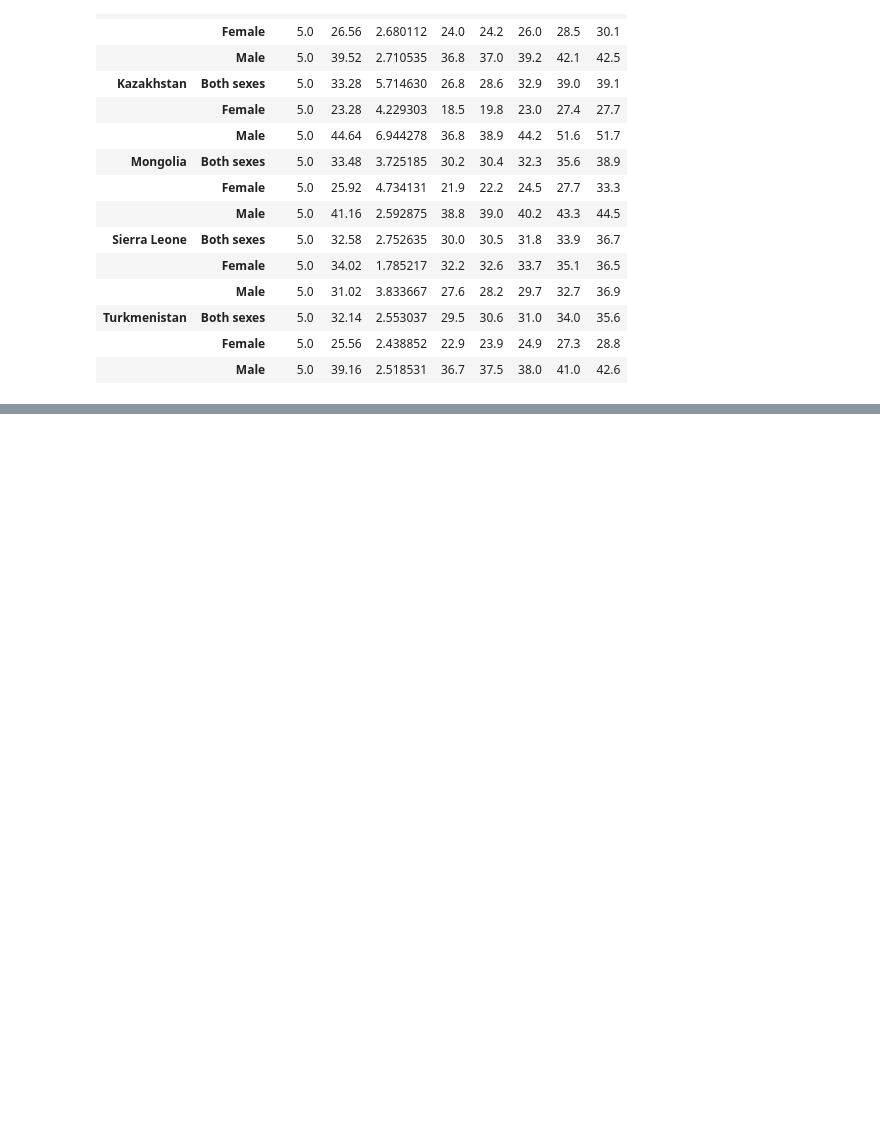
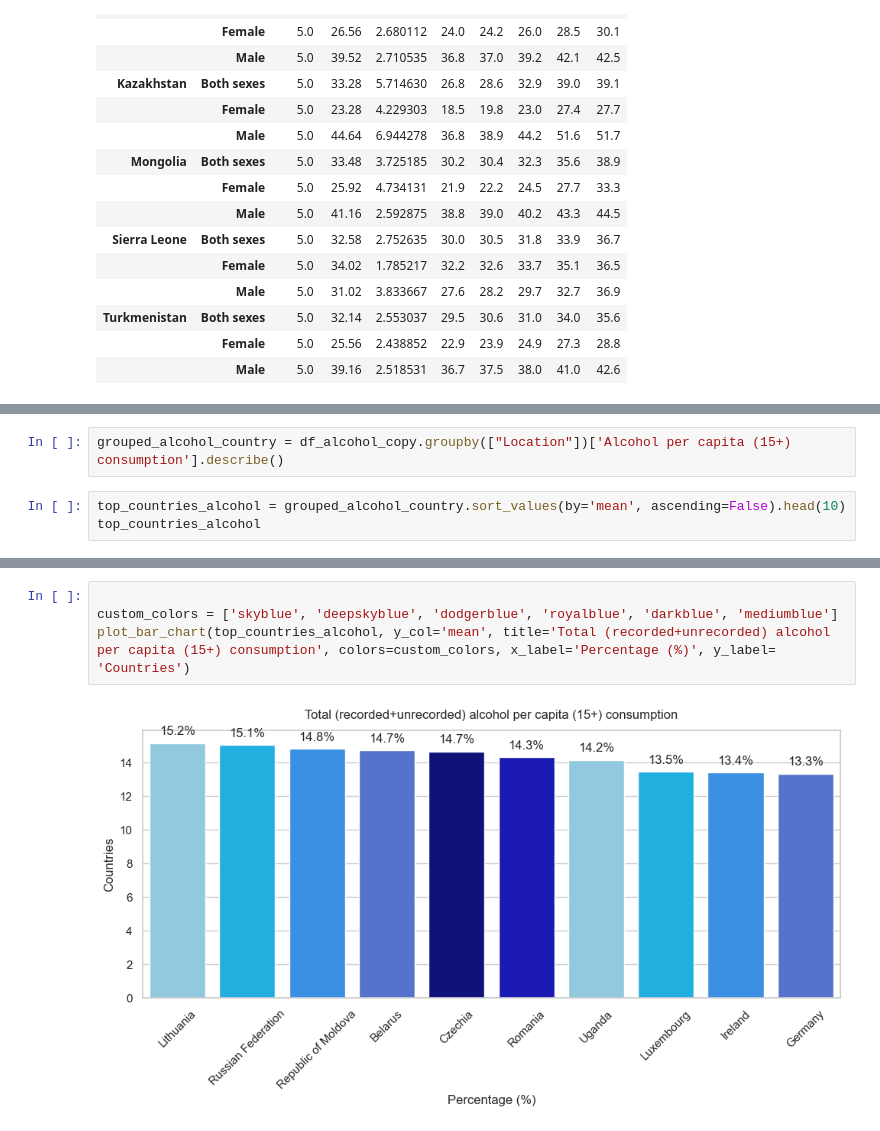
Before and after one commit to lauracamilaballesteros/Biostatistics-analysis, a Jupyter notebook: prueba.ipynb, the cells around one changed output, grey strips where cells are left out. Saved outputs shown, nothing was run; the diff lists cells and outputs as text; blank space fills up the shorter version.

```diff
--- a/prueba.ipynb
+++ b/prueba.ipynb
@@ -865,0 +869,5 @@ No artists with labels found to put in legend.  Note that artists whose label st
+# %%
+grouped_alcohol_country = df_alcohol_copy.groupby(["Location"])['Alcohol per capita (15+) consumption'].describe()
+# %%
+top_countries_alcohol = grouped_alcohol_country.sort_values(by='mean', ascending=False).head(10)
+top_countries_alcohol
@@ -865,0 +887,6 @@ No artists with labels found to put in legend.  Note that artists whose label st
+# %%
+
+custom_colors = ['skyblue', 'deepskyblue', 'dodgerblue', 'royalblue', 'darkblue', 'mediumblue']
+plot_bar_chart(top_countries_alcohol, y_col='mean', title='Total (recorded+unrecorded) alcohol per capita (15+) consumption', colors=custom_colors, x_label='Percentage (%)', y_label= 'Countries')
+# %% [output]
+[figure, added]
```
Also changed, not shown: parts of 56 cells of this notebook, 2 other files.
